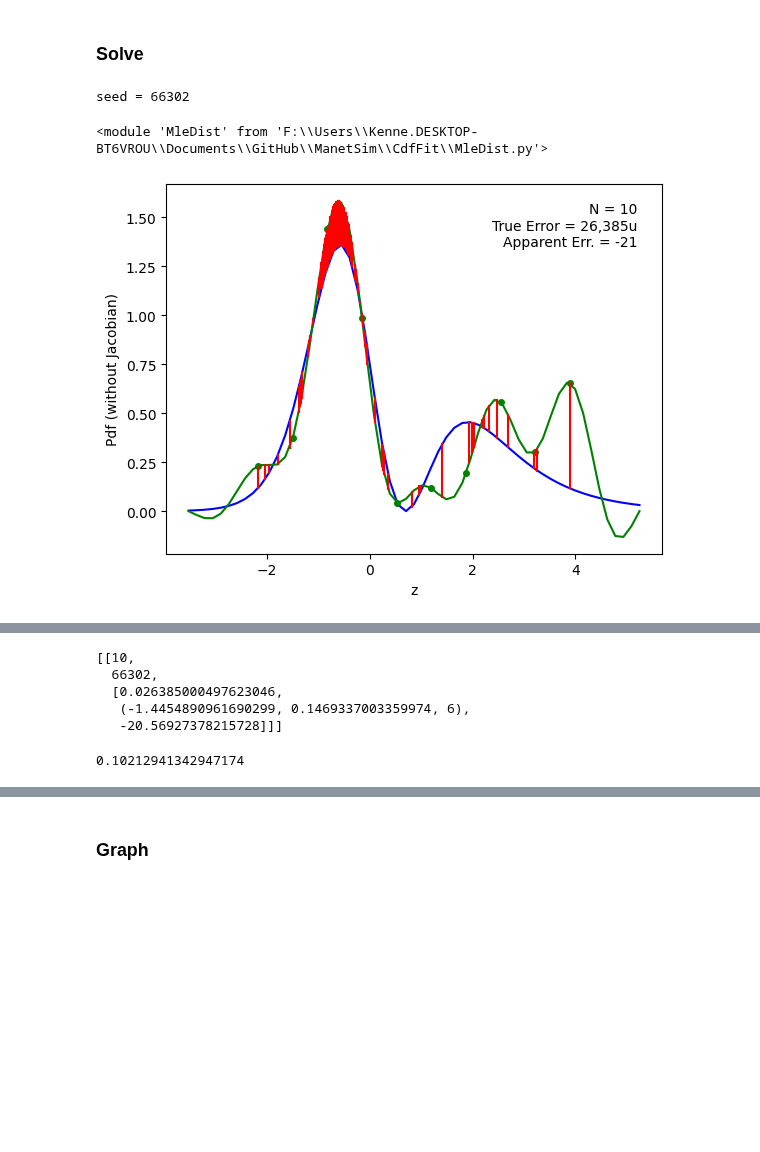
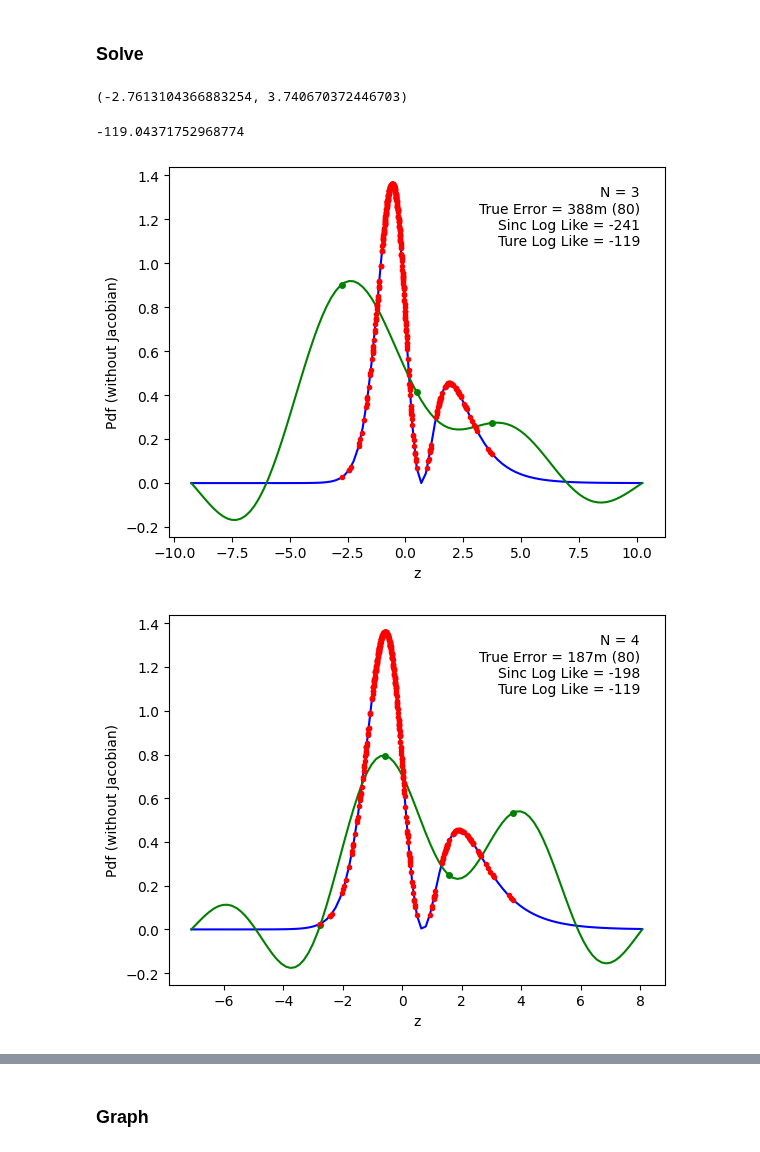
Before and after one commit to DesignToolInvestor/ManetSim, a Jupyter notebook: CdfFit/Note Books/dist_b_mle_over_fit.ipynb, the cells around one changed output, grey strips where cells are left out. Cells and saved outputs as stored; diff of their text form; code cells hidden in the pictures; blank space fills up the shorter version.

```diff
--- a/CdfFit/Note Books/dist_b_mle_over_fit.ipynb
+++ b/CdfFit/Note Books/dist_b_mle_over_fit.ipynb
@@ -47,44 +35,49 @@ $\displaystyle \log{\left(\frac{x}{2 - x} \right)}$
 # %% [markdown]
 ### Solve
 # %%
-nSamp = 100
+nSamp = 400
 # %%
-seed = SetSeed()
-print(f'seed = {seed}')
+seed = SetSeed(givenSeed)
+if givenSeed is None:
+	print(f'seed = {seed}')
-# %% [output]
-seed = 66302
 # %%
 sampX = tuple(dist.Sample() for _ in range(nSamp))
+MinMax(tuple(X2Z(x) for x in sampX))
+# %% [output]
+(-2.7613104366883254, 3.740670372446703)
+# %%
+trueLogLike = sum(log(dist.Pdf(x)) for x in sampX)
+trueLogLike
+# %% [output]
+-119.04371752968774
 # %%
-nSincRange = (10,)
+nSincRange = tuple(range(3,15))
-# %%
-import importlib
-importlib.reload(MleDist)
-# %% [output]
-<module 'MleDist' from 'F:\\Users\\Kenne.DESKTOP-BT6VROU\\Documents\\GitHub\\ManetSim\\CdfFit\\MleDist.py'>
 # %%
 info = []
 
 for nSinc in nSincRange:
 	# compute MLE
-	pdfApprox = MleDist.Sinc(sampX, map_, nSinc)
+	pdfApprox = MlePdf.Sinc(sampX, map_, nSinc)
 
 	# get errors of est
-	rmsErr,rmsInfo = MleDist.RmsDiff(pdfApprox, dist.Pdf, epsMin=1e-6)
-	logLike = LogLike(pdfApprox, map_, sampX)
+	rmsErr,rmsN = MlePdf.RmsDiff(pdfApprox, dist.Pdf)
+	sincLogLike = MlePdf.EstLogLike(pdfApprox, sampX)
+	# expLogLike = MlePdf.ExpLogLike(pdfApprox)
 
 	# plot
 	text = (
 		f'N = {nSinc}\n'
-		f'True Error = {round(1e6 * rmsErr):,d}u\n'
-		f'Apparent Err. = {round(logLike):,d}'
+		f'True Error = {EngrNum(rmsErr, significant=3)} ({rmsN})\n'
+		f'Sinc Log Like = {EngrNum(sincLogLike, significant=3)}\n'
+		f'Ture Log Like = {EngrNum(trueLogLike, significant=3)}'
 	)
 
 	# fig,ax = plot.subplots(figsize=(9, 6.5))
-	MleDist.PlotPdfEstZ(pdfApprox, dist.Pdf, sampX, text)
+	MlePdf.PlotPdfEstZ(pdfApprox, dist.Pdf, sampX, text)
 	plot.show()
 
 	# accumulate results
-	info.append([nSinc, seed, [rmsErr, rmsInfo, logLike]])
+	info.append([nSinc, seed, [rmsErr, rmsN, sincLogLike]])
 # %% [output]
-[figure, old version]
+[figure, new version]
+[figure, added]
@@ -91,8 +93,0 @@ for nSinc in nSincRange:
-# %%
-info
-# %% [output]
-[[10,
-  66302,
-  [0.026385000497623046,
-   (-1.4454890961690299, 0.1469337003359974, 6),
-   -20.56927378215728]]]
@@ -109,4 +93,0 @@ def Env(z, sincApprox):
-# %%
-Env(-10, pdfApprox)
-# %% [output]
-0.10212941342947174
```
Also changed, not shown: parts of 36 cells of this notebook, 5 other files.
